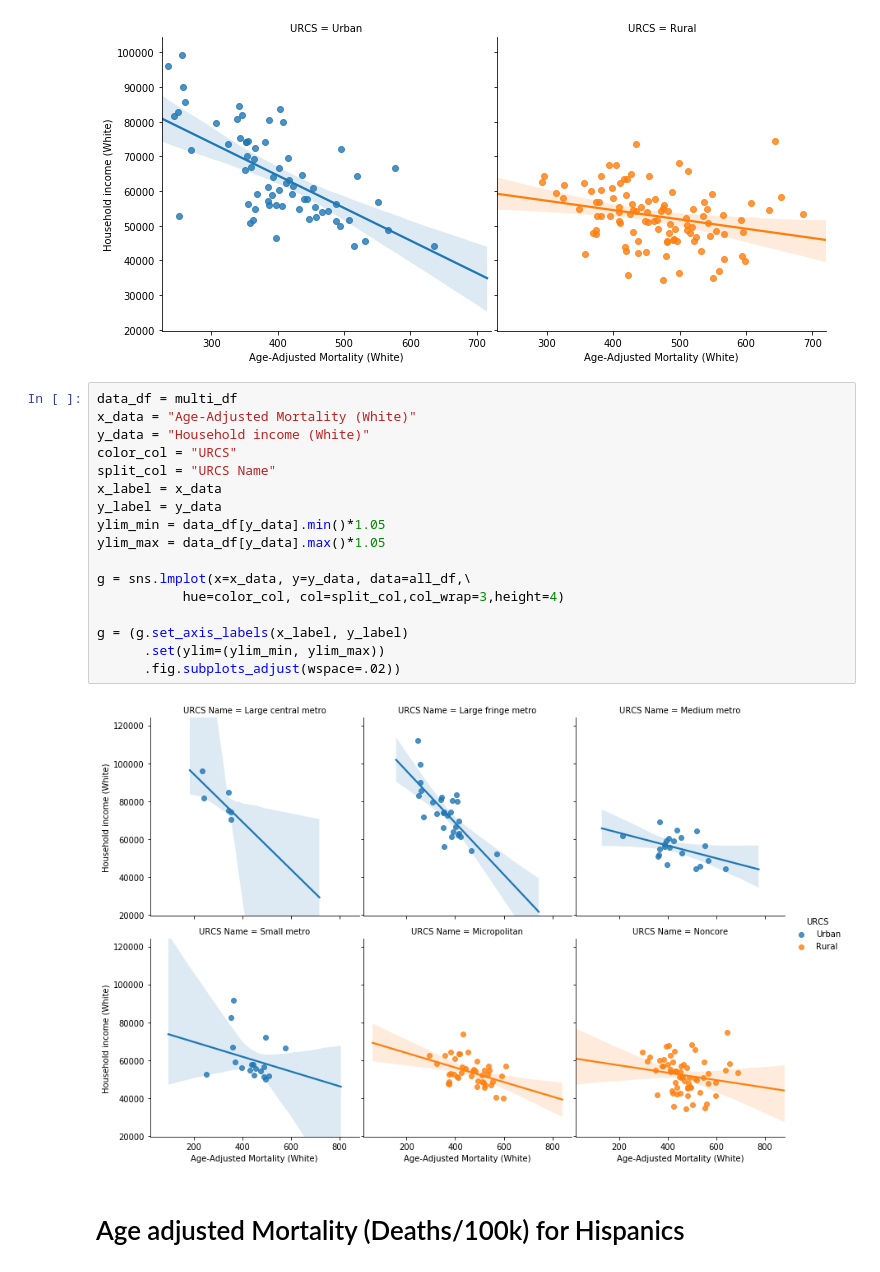
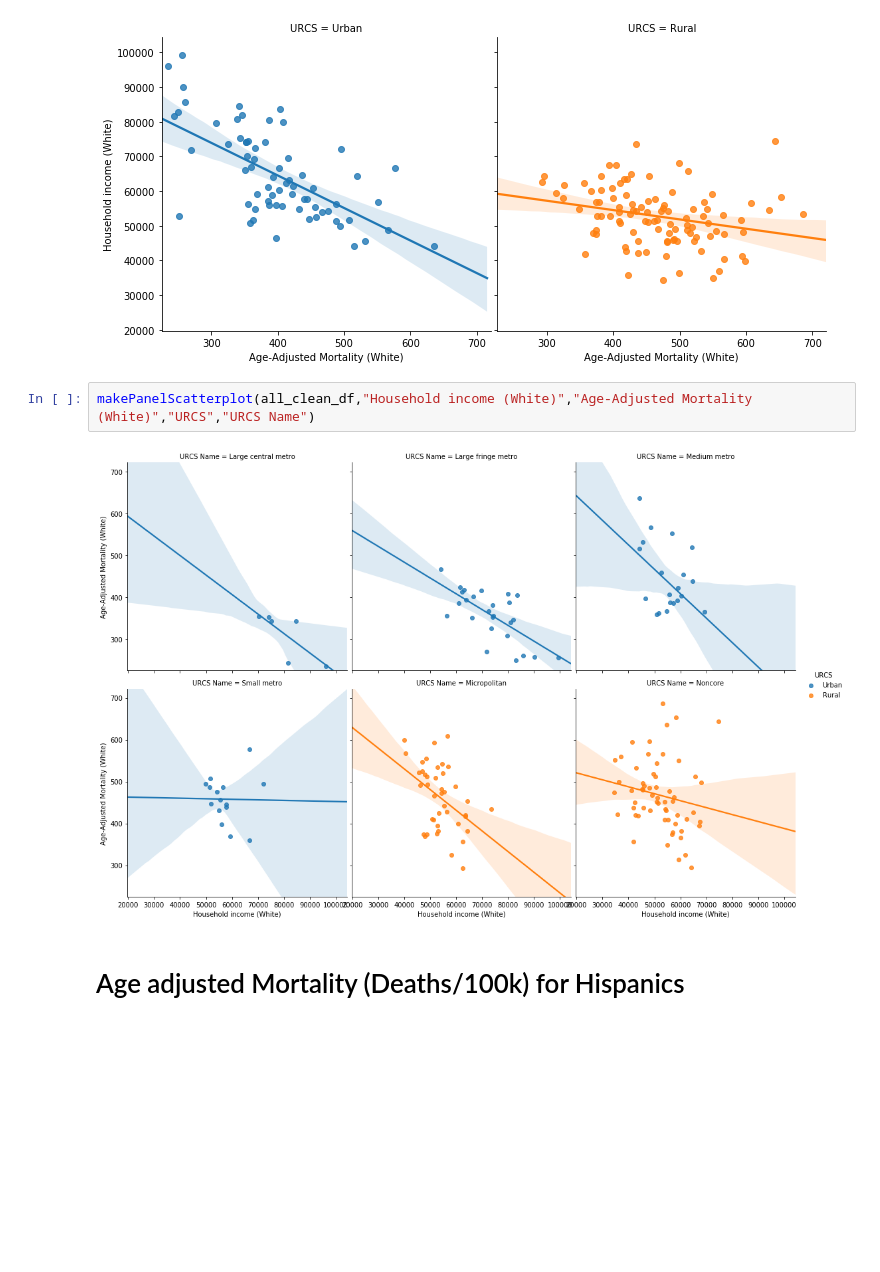
Before and after one commit to kipmadden/Urban-vs.-Rural-Health-Outcomes, a Jupyter notebook: Kip2.ipynb, the cells around one changed output. Cells and saved outputs as stored; diff of their text form; blank space fills up the shorter version.

Commit message:
Cleaned up scatterplots for races - need to comment correctly next

```diff
--- a/Kip2.ipynb
+++ b/Kip2.ipynb
@@ -826,24 +756,9 @@ makePanelScatterplot(all_clean_df,"Household income (Black)","Age-Adjusted Morta
 makePanelScatterplot(all_clean_df,"Age-Adjusted Mortality (White)","Household income (White)","URCS","URCS")
 # %% [output]
 [figure]
-# %%
-data_df = multi_df
-x_data = "Age-Adjusted Mortality (White)"
-y_data = "Household income (White)"
-color_col = "URCS"
-split_col = "URCS Name"
-x_label = x_data
-y_label = y_data
-ylim_min = data_df[y_data].min()*1.05
-ylim_max = data_df[y_data].max()*1.05
-
-g = sns.lmplot(x=x_data, y=y_data, data=all_df,\
-           hue=color_col, col=split_col,col_wrap=3,height=4)
-
-g = (g.set_axis_labels(x_label, y_label)
-      .set(ylim=(ylim_min, ylim_max))
-      .fig.subplots_adjust(wspace=.02))
-# %% [output]
-[figure, removed]
+# %%
+makePanelScatterplot(all_clean_df,"Household income (White)","Age-Adjusted Mortality (White)","URCS","URCS Name")
+# %% [output]
+[figure, added]
 # %% [markdown]
 # Age adjusted Mortality (Deaths/100k) for Hispanics
```
Also changed, not shown: parts of 39 cells of this notebook.
